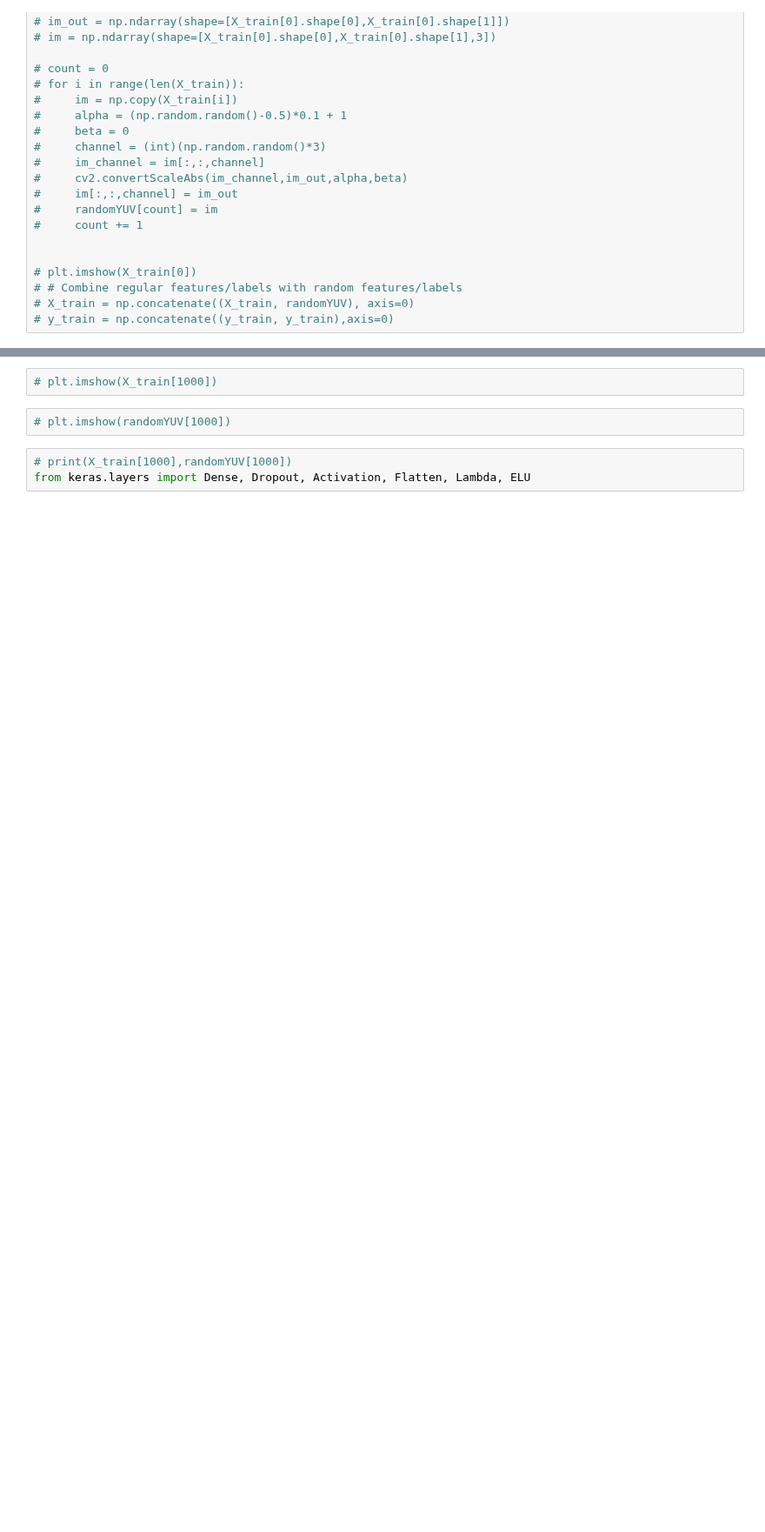
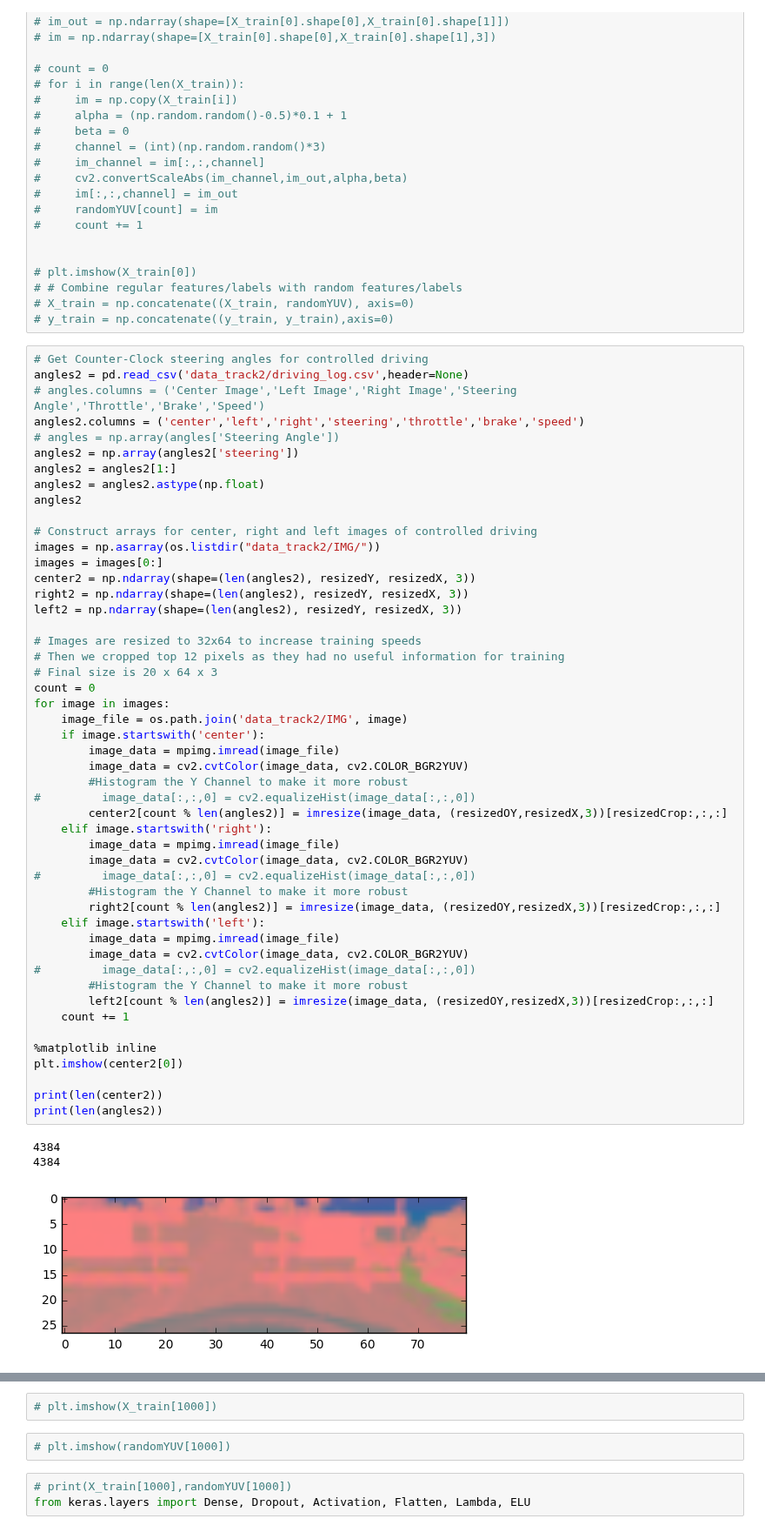
Before and after one commit to etmaxwellsdemon/CarND-Behavioral-Cloning, a Jupyter notebook: behavioral cloning.ipynb, the cells around one changed output, grey strips where cells are left out. Shown at 87% size. Saved outputs shown, nothing was run; the diff lists cells and outputs as text; blank space fills up the shorter version.

Commit message:
Updated data

```diff
--- a/behavioral cloning.ipynb
+++ b/behavioral cloning.ipynb
@@ -221,6 +221,59 @@ print(len(angles))
 # # Combine regular features/labels with random features/labels
 # X_train = np.concatenate((X_train, randomYUV), axis=0)
 # y_train = np.concatenate((y_train, y_train),axis=0)
+# %%
+# Get Counter-Clock steering angles for controlled driving
+angles2 = pd.read_csv('data_track2/driving_log.csv',header=None)
+# angles.columns = ('Center Image','Left Image','Right Image','Steering Angle','Throttle','Brake','Speed')
+angles2.columns = ('center','left','right','steering','throttle','brake','speed')
+# angles = np.array(angles['Steering Angle'])
+angles2 = np.array(angles2['steering'])
+angles2 = angles2[1:]
+angles2 = angles2.astype(np.float)
+angles2
+
+# Construct arrays for center, right and left images of controlled driving
+images = np.asarray(os.listdir("data_track2/IMG/"))
+images = images[0:]
+center2 = np.ndarray(shape=(len(angles2), resizedY, resizedX, 3))
+right2 = np.ndarray(shape=(len(angles2), resizedY, resizedX, 3))
+left2 = np.ndarray(shape=(len(angles2), resizedY, resizedX, 3))
+
+# Images are resized to 32x64 to increase training speeds
+# Then we cropped top 12 pixels as they had no useful information for training
+# Final size is 20 x 64 x 3
+count = 0
+for image in images:
+    image_file = os.path.join('data_track2/IMG', image)
+    if image.startswith('center'):
+        image_data = mpimg.imread(image_file)
+        image_data = cv2.cvtColor(image_data, cv2.COLOR_BGR2YUV)
+        #Histogram the Y Channel to make it more robust
+#         image_data[:,:,0] = cv2.equalizeHist(image_data[:,:,0])
+        center2[count % len(angles2)] = imresize(image_data, (resizedOY,resizedX,3))[resizedCrop:,:,:]
+    elif image.startswith('right'):
+        image_data = mpimg.imread(image_file)
+        image_data = cv2.cvtColor(image_data, cv2.COLOR_BGR2YUV)
+#         image_data[:,:,0] = cv2.equalizeHist(image_data[:,:,0])
+        #Histogram the Y Channel to make it more robust
+        right2[count % len(angles2)] = imresize(image_data, (resizedOY,resizedX,3))[resizedCrop:,:,:]
+    elif image.startswith('left'):
+        image_data = mpimg.imread(image_file)
+        image_data = cv2.cvtColor(image_data, cv2.COLOR_BGR2YUV)
+#         image_data[:,:,0] = cv2.equalizeHist(image_data[:,:,0])
+        #Histogram the Y Channel to make it more robust
+        left2[count % len(angles2)] = imresize(image_data, (resizedOY,resizedX,3))[resizedCrop:,:,:]
+    count += 1
+
+%matplotlib inline
+plt.imshow(center2[0])
+
+print(len(center2))
+print(len(angles2))
+# %% [output]
+4384
+4384
+[figure, added]
 # %%
 # Concatenate all arrays in to combined training dataset and labels
 # for left and right cameras, we add one more 0.1 angles to make harder left or right turn for training
```
Also changed, not shown: parts of 2 cells of this notebook, 5 other files.
